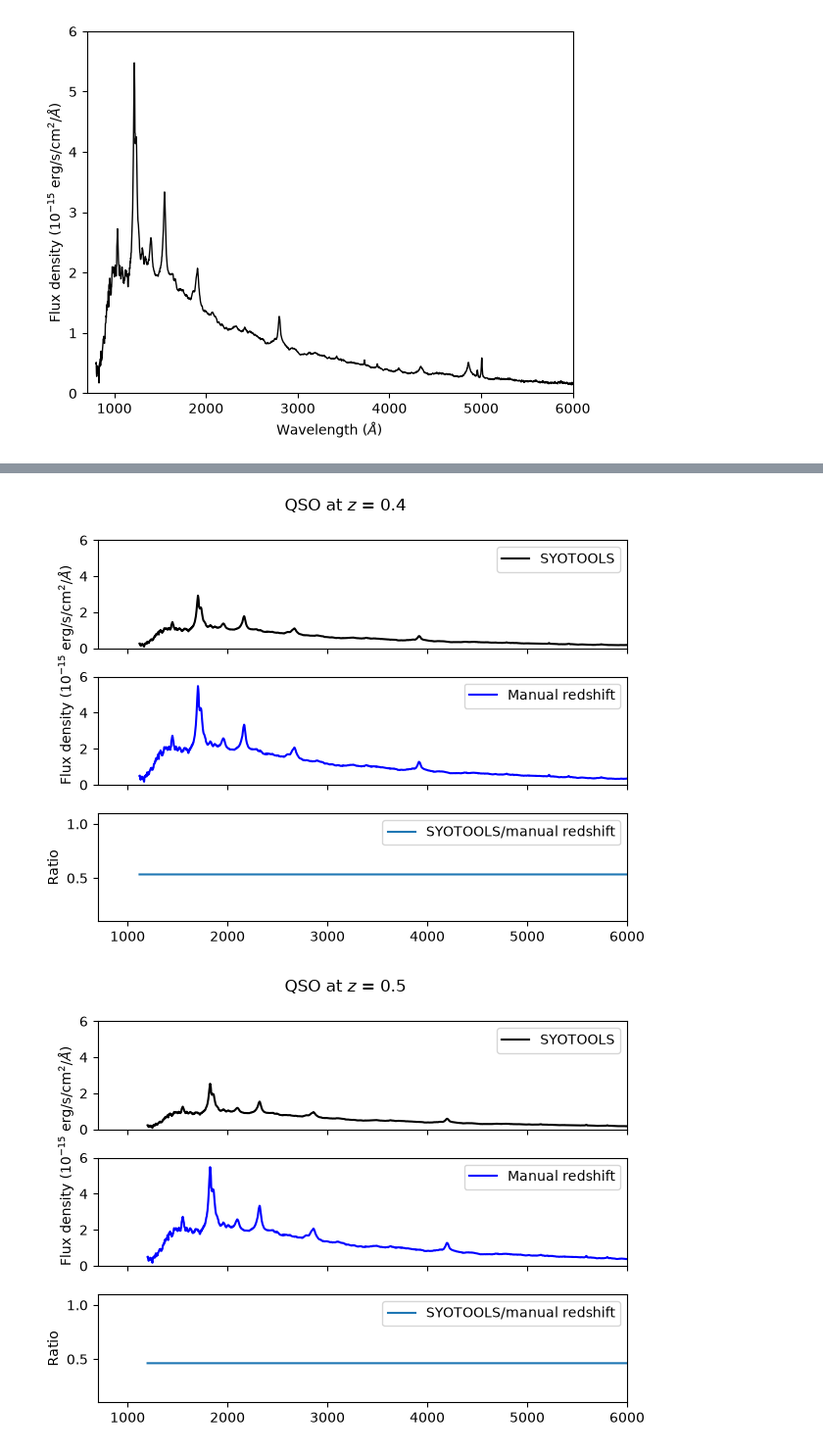
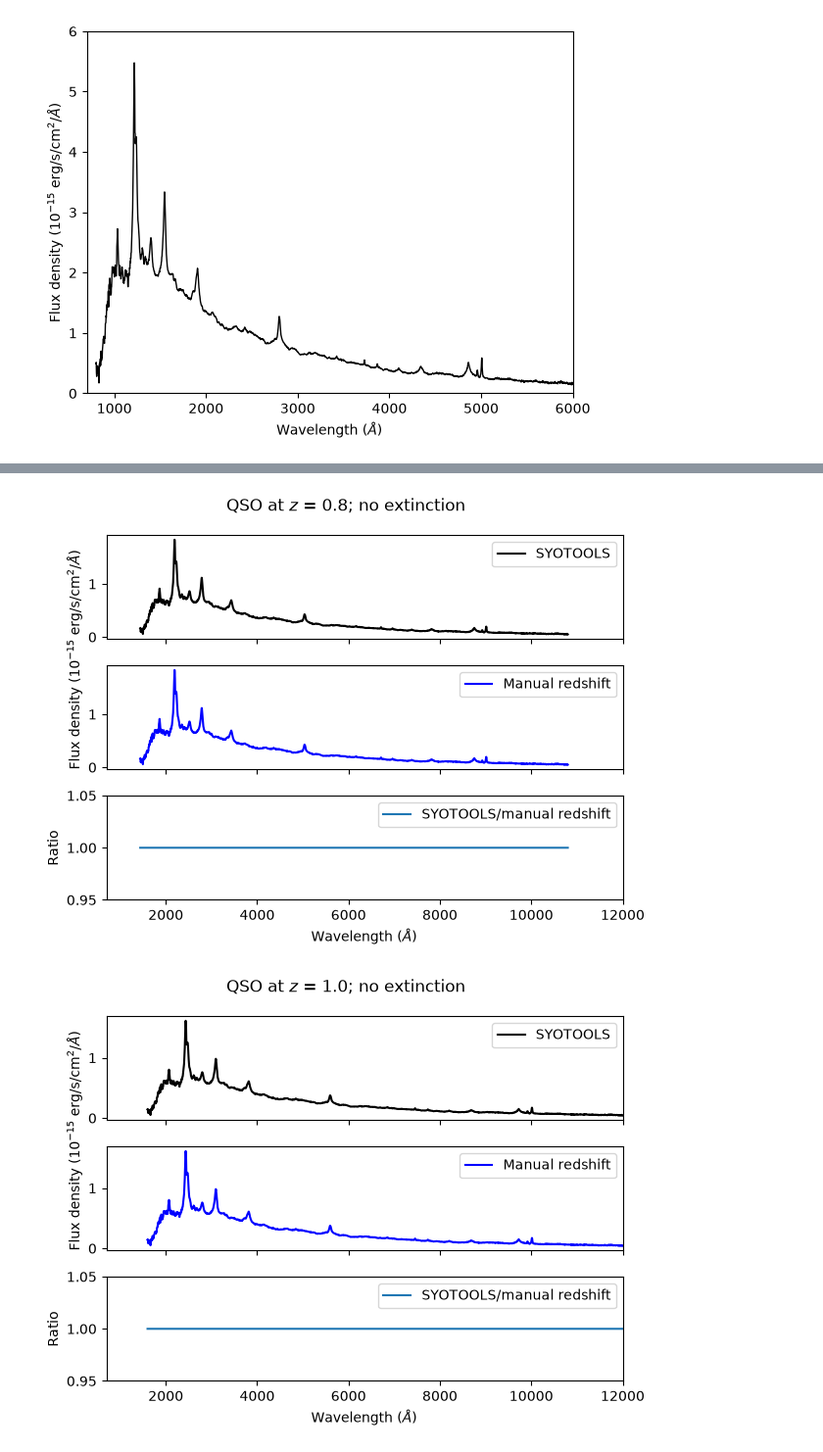
Before and after one commit to slamassa/hwo-tools, a Jupyter notebook: notebooks/Redshift-extinction.ipynb, the cells around one changed output, grey strips where cells are left out. Shown at 98% size. Drawn from its saved outputs; the diff is of its cells as text; code cells hidden in the pictures.

Commit message:
Updated notebook to fix bug in normalization comparison, add extinction comparison

```diff
--- a/notebooks/Redshift-extinction.ipynb
+++ b/notebooks/Redshift-extinction.ipynb
@@ -61 +76,15 @@ plt.show()
+# %%
+def norm_sed(in_spectrum, bandpass, mag):
+
+    # Define the bandpass for normalization
+    bp = stsyn.spectrum.band(bandpass)
+
+    # Normalize input spectrum to specified magnitude
+    norm_spec_ab = in_spectrum.normalize(mag * u.ABmag,bp)
+
+    # Convert to flux density units
+    norm_spec_flam = syn.units.convert_flux(in_spectrum.waveset,
+                                            norm_spec_ab(in_spectrum.waveset),
+                                            syn.units.FLAM)
+    return(in_spectrum.waveset,norm_spec_flam.value)
 # %% [markdown]
@@ -65,47 +98,47 @@ Compare the redshifted spectrum derived through SYOTOOLs with manually redshifti
 # %%
 # Set up redshift array
-z = np.arange(0,1.1,0.1)
+z_arr = np.arange(0,1.1,0.2)
 
 # Cycle through the redshift array
-for i in range(len(z)):
+for z in z_arr:
 
     fig, axs = plt.subplots(3,sharex=True)
-    fig.suptitle(r'QSO at $z$ = '+str(np.round(z[i],1)))
+    fig.suptitle(r'QSO at $z$ = '+str(np.round(z,1)) + '; no extinction')
 
-    # Define source in SYOTOOLS
-    sed.set_sed(template, mag, z[i], extinction, bandpass=bandpass)
-    # Define flux array
-    qso_flux_z = syn.units.convert_flux(sed.sed.waveset, sed.sed(sed.sed.waveset), syn.units.FLAM)
-    axs[0].plot(sed.sed.waveset.to_value(u.AA), qso_flux_z.value*1e15, color='black',
-                label='SYOTOOLS')
-    axs[0].set_ylim(0,6)
+    # Define and normalize SED in SYOTOOLS
+    syotools_wave, \
+    syotools_qso_flux_z = syotools_flam(sed,template,mag,z,extinction,bandpass)
+
+    # Plot the SYOTOOLS SED
+    axs[0].plot(syotools_wave, syotools_qso_flux_z*1e15, color='black', label='SYOTOOLS')
     axs[0].legend()
-
 
     # Manually redshift source, starting with the QSO SED defined at z = 0
     # Redshift wavelength axis:
-    wave_z = qso_wave_rest*(1+z[i])
-    # For flux array, normalize to the specified magnitude at the specified bandpass
-    bp = stsyn.spectrum.band(bandpass) # Get the bandpass
-    # Create a spectrum class for this model
-    sp = syn.SourceSpectrum(syn.models.Empirical1D, points=wave_z, lookup_table=qso_flux_rest)
-    # Normalize the spectrum to specified magnitude
-    qso_flux_norm_z = sp.normalize(mag * u.ABmag,bp)
-    # Convert to flux density units
-    qso_flux_norm_z = syn.units.convert_flux(sp.waveset, sp(sp.waveset), syn.units.FLAM)
-    axs[1].plot(sp.waveset, qso_flux_norm_z.value*1e15, color='blue',
+    wave_z = qso_wave_rest*(1+z)
+    # Create a spectrum class for this model, using the redshifted wavelength axis (i.e., wave_z)
+    # and the input at SED at z=0 (i.e., qso_flux_rest)
+    manual_qso_sed = syn.SourceSpectrum(syn.models.Empirical1D,
+                                        points=wave_z,
+                                        lookup_table=qso_flux_rest)
+    # Normalize the spectrum to the specified magnitude and convert to flux density units
+    manual_wave, \
+    manual_qso_flux_z = norm_sed(manual_qso_sed, bandpass, mag)
+
+    # Plot the SED that's manually redshifted
+    axs[1].plot(manual_wave, manual_qso_flux_z*1e15, color='blue',
                 label='Manual redshift')
     axs[1].set_ylabel(r'Flux density (10$^{-15}$ erg/s/cm$^2$/$\AA$)',loc='bottom')
-    axs[1].set_ylim(0,6)
     axs[1].legend()
 
     # Take the ratio of the two SEDs
-    axs[2].plot(wave_z,qso_flux_z.value/qso_flux_norm_z.value,
+    axs[2].plot(syotools_wave,syotools_qso_flux_z/manual_qso_flux_z,
                 label='SYOTOOLS/manual redshift')
-    axs[2].set_ylim(0.1,1.1)
+    axs[2].set_ylim(0.95,1.05)
     axs[2].set_ylabel('Ratio')
     axs[2].legend()
-    axs[2].set_xlim(700,6000)
+    axs[2].set_xlim(700,12000)
+    axs[2].set_xlabel(r'Wavelength ($\AA$)')
 
 
     plt.tight_layout()
@@ -117,2 +150,2 @@ for i in range(len(z)):
-[figure, old version]
+[figure, new version]
-[figure, old version]
+[figure, new version]
```
Also changed, not shown: parts of 17 cells of this notebook.
